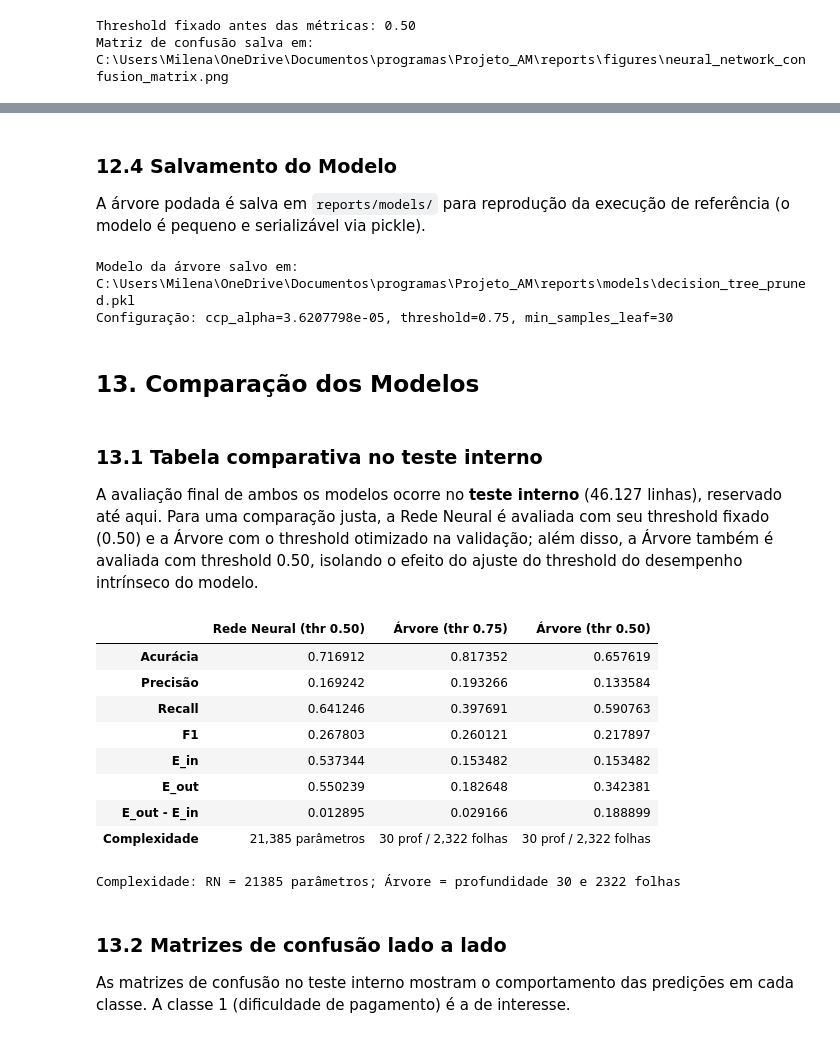
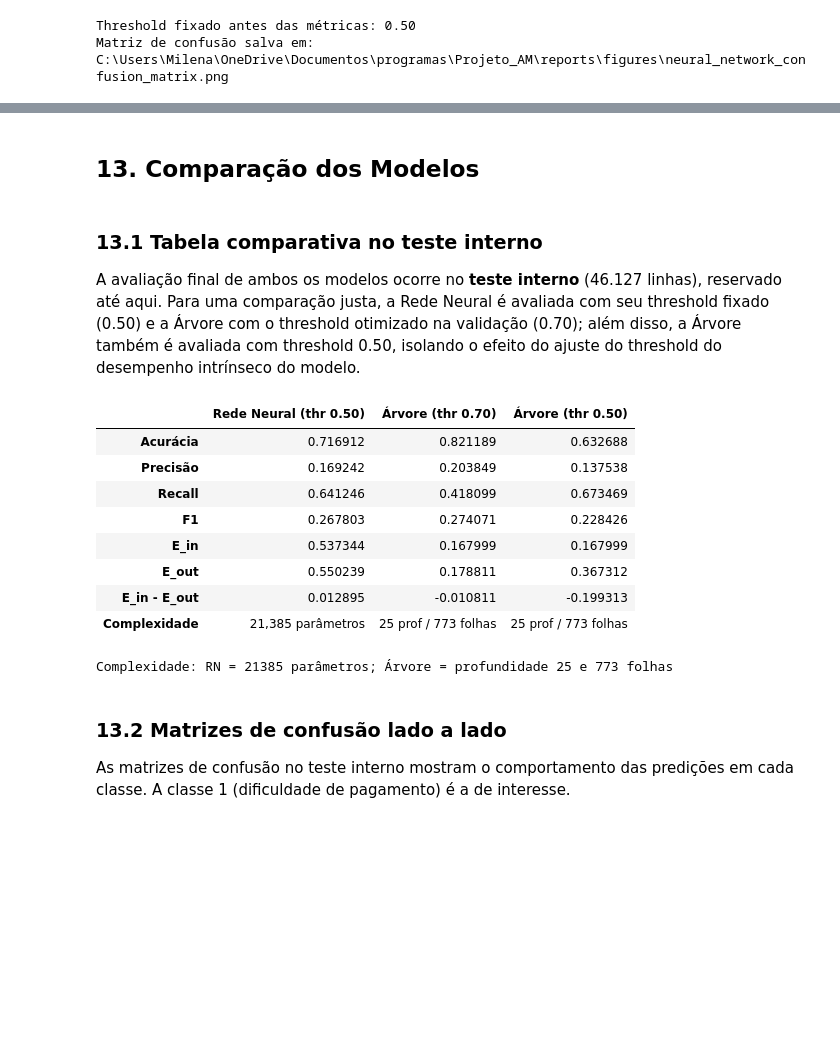
Before and after one commit to viniciusrodriguesai/credit-risk-classification, a Jupyter notebook: notebooks/credit_risk_classification.ipynb, the cells around one changed output, grey strips where cells are left out. Saved outputs shown, nothing was run; the diff lists cells and outputs as text; code cells hidden in the pictures; blank space fills up the shorter version.

```diff
--- a/notebooks/credit_risk_classification.ipynb
+++ b/notebooks/credit_risk_classification.ipynb
@@ -2927,32 +2769,9 @@ Figura salva em: C:\Users\Milena\OneDrive\Documentos\programas\Projeto_AM\report
-# %% [markdown]
-### 12.4 Salvamento do Modelo
-
-A árvore podada é salva em `reports/models/` para reprodução da execução de referência (o modelo é pequeno e serializável via pickle).
-# %%
-import pickle
-
-MODELS_PATH = repo_root / 'reports' / 'models'
-MODELS_PATH.mkdir(parents=True, exist_ok=True)
-
-tree_model_path = MODELS_PATH / 'decision_tree_pruned.pkl'
-with open(tree_model_path, 'wb') as file:
-    pickle.dump(tree_pruned, file)
-
-print(f'Modelo da árvore salvo em: {tree_model_path}')
-print(
-    f'Configuração: ccp_alpha={selected_ccp_alpha:.8g}, '
-    f'threshold={selected_threshold:.2f}, '
-    f'min_samples_leaf={MIN_SAMPLES_LEAF}'
-)
-# %% [output]
-Modelo da árvore salvo em: C:\Users\Milena\OneDrive\Documentos\programas\Projeto_AM\reports\models\decision_tree_pruned.pkl
-Configuração: ccp_alpha=3.6207798e-05, threshold=0.75, min_samples_leaf=30
 # %% [markdown]
 ## 13. Comparação dos Modelos
 # %% [markdown]
 ### 13.1 Tabela comparativa no teste interno
 
-A avaliação final de ambos os modelos ocorre no **teste interno** (46.127 linhas), reservado até aqui. Para uma comparação justa, a Rede Neural é avaliada com seu threshold fixado (0.50) e a Árvore com o threshold otimizado na validação; além disso, a Árvore também é avaliada com threshold 0.50, isolando o efeito do ajuste do threshold do desempenho intrínseco do modelo.
+A avaliação final de ambos os modelos ocorre no **teste interno** (46.127 linhas), reservado até aqui. Para uma comparação justa, a Rede Neural é avaliada com seu threshold fixado (0.50) e a Árvore com o threshold otimizado na validação (0.70); além disso, a Árvore também é avaliada com threshold 0.50, isolando o efeito do ajuste do threshold do desempenho intrínseco do modelo.
 # %%
 # Rede Neural (threshold fixado em 0.50)
 nn_comparison_metrics = {
@@ -2962,11 +2781,11 @@ nn_comparison_metrics = {
     'F1': nn_f1,
     'E_in': E_in,
     'E_out': E_out,
-    'E_out - E_in': E_out - E_in,
+    'E_in - E_out': E_out - E_in,
     'Complexidade': f'{number_of_parameters:,} parâmetros',
 }
 
-# Árvore com threshold otimizado na validação
+# Árvore com threshold otimizado (0.70)
 tree_comparison_metrics_opt = {
     'Acurácia': pruned_test['acurácia'],
     'Precisão': pruned_test['precisão'],
@@ -2974,50 +2793,50 @@ tree_comparison_metrics_opt = {
     'F1': pruned_test['F1'],
     'E_in': pruned_train['erro'],
     'E_out': pruned_test['erro'],
-    'E_out - E_in': pruned_test['erro'] - pruned_train['erro'],
+    'E_in - E_out': pruned_train['erro'] - pruned_test['erro'],
     'Complexidade': f'{tree_pruned.get_depth()} prof / {tree_pruned.get_n_leaves():,} folhas',
 }
 
 # Árvore com threshold 0.50 (para comparação justa com a RN)
 tree_metrics_050 = metrics_with_threshold(
     tree_pruned,
     X_test_tree,
     y_test,
     0.50,
 )
 tree_comparison_metrics_050 = {
     'Acurácia': tree_metrics_050['acurácia'],
     'Precisão': tree_metrics_050['precisão'],
     'Recall': tree_metrics_050['recall'],
     'F1': tree_metrics_050['F1'],
     'E_in': pruned_train['erro'],
     'E_out': tree_metrics_050['erro'],
-    'E_out - E_in': tree_metrics_050['erro'] - pruned_train['erro'],
+    'E_in - E_out': pruned_train['erro'] - tree_metrics_050['erro'],
     'Complexidade': f'{tree_pruned.get_depth()} prof / {tree_pruned.get_n_leaves():,} folhas',
 }
 
 comparison_table = pd.DataFrame({
     'Rede Neural (thr 0.50)': nn_comparison_metrics,
-    f'Árvore (thr {selected_threshold:.2f})': tree_comparison_metrics_opt,
+    'Árvore (thr 0.70)': tree_comparison_metrics_opt,
     'Árvore (thr 0.50)': tree_comparison_metrics_050,
 })
 display(comparison_table.round(4))
 print('Complexidade: RN = {} parâmetros; Árvore = profundidade {} e {} folhas'.format(
     number_of_parameters,
     tree_pruned.get_depth(),
     tree_pruned.get_n_leaves(),
 ))
 # %% [output]
-|  | Rede Neural (thr 0.50) | Árvore (thr 0.75) | Árvore (thr 0.50) |
-| Acurácia | 0.716912 | 0.817352 | 0.657619 |
-| Precisão | 0.169242 | 0.193266 | 0.133584 |
-| Recall | 0.641246 | 0.397691 | 0.590763 |
-| F1 | 0.267803 | 0.260121 | 0.217897 |
-| E_in | 0.537344 | 0.153482 | 0.153482 |
-| E_out | 0.550239 | 0.182648 | 0.342381 |
-| E_out - E_in | 0.012895 | 0.029166 | 0.188899 |
-| Complexidade | 21,385 parâmetros | 30 prof / 2,322 folhas | 30 prof / 2,322 folhas |
+|  | Rede Neural (thr 0.50) | Árvore (thr 0.70) | Árvore (thr 0.50) |
+| Acurácia | 0.716912 | 0.821189 | 0.632688 |
+| Precisão | 0.169242 | 0.203849 | 0.137538 |
+| Recall | 0.641246 | 0.418099 | 0.673469 |
+| F1 | 0.267803 | 0.274071 | 0.228426 |
+| E_in | 0.537344 | 0.167999 | 0.167999 |
+| E_out | 0.550239 | 0.178811 | 0.367312 |
+| E_in - E_out | 0.012895 | -0.010811 | -0.199313 |
+| Complexidade | 21,385 parâmetros | 25 prof / 773 folhas | 25 prof / 773 folhas |
-Complexidade: RN = 21385 parâmetros; Árvore = profundidade 30 e 2322 folhas
+Complexidade: RN = 21385 parâmetros; Árvore = profundidade 25 e 773 folhas
 # %% [markdown]
 ### 13.2 Matrizes de confusão lado a lado
 
```
Also changed, not shown: parts of 29 cells of this notebook.
